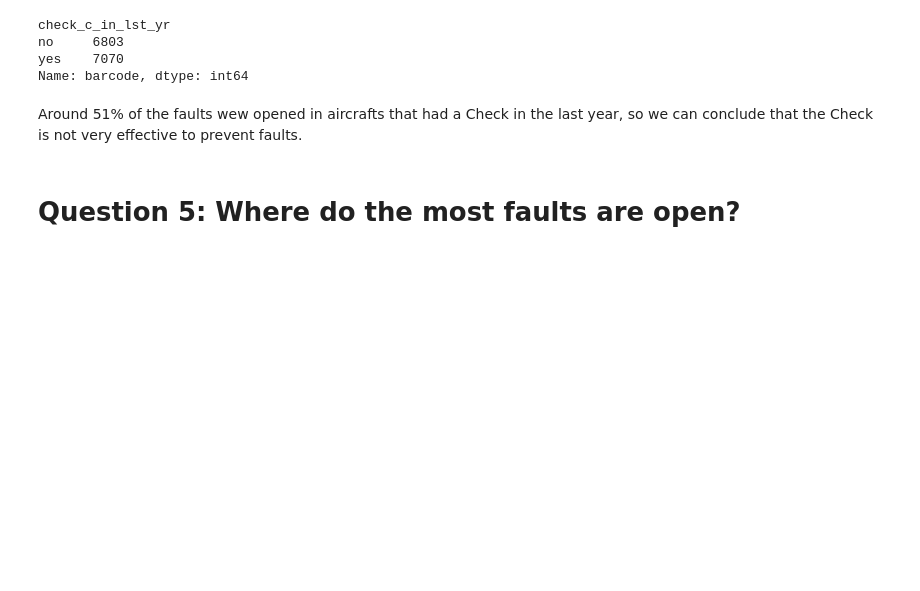
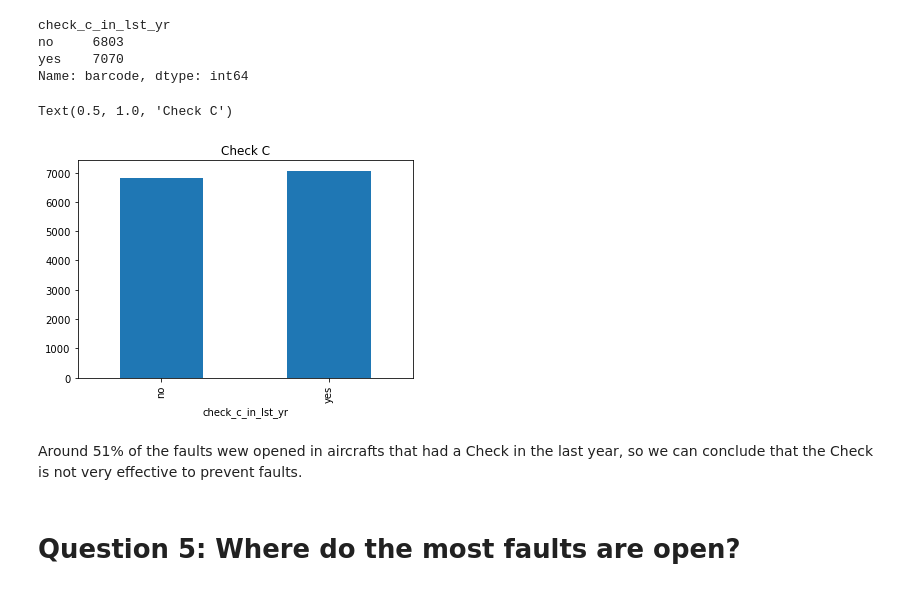
Before and after one commit to gabe144/Project1, a Jupyter notebook: aircraft-fault-data.ipynb, the cells around one changed output. Drawn from its saved outputs; the diff is of its cells as text; code cells hidden in the pictures; blank space fills up the shorter version.

```diff
--- a/aircraft-fault-data.ipynb
+++ b/aircraft-fault-data.ipynb
@@ -22,7 +22,7 @@ from io import StringIO
 # %% [markdown]
 ## Step 2: Importing and understading the Dataset
 # %%
-df = pd.read_csv(r'C:\Users\Larissa\Downloads\data_test.csv',encoding='latin-1')
+df = pd.read_csv(r'C:\Users\4222416\Downloads\data_test.csv',encoding='latin-1')
 
 df.head()
 # %% [output]
@@ -290,6 +291,12 @@ check_c_in_lst_yr
 no     6803
 yes    7070
 Name: barcode, dtype: int64
+# %%
+check_c.plot(kind='bar', x='check_c_in_lst_yr')
+plt.title('Check C')
+# %% [output]
+Text(0.5, 1.0, 'Check C')
+[figure, added]
 # %% [markdown]
 Around 51% of the faults wew opened in aircrafts that had a Check in the last year, so we can conclude that the Check is not very effective to prevent faults.
 # %% [markdown]
```
Also changed, not shown: parts of 4 cells of this notebook, 1 other file.
